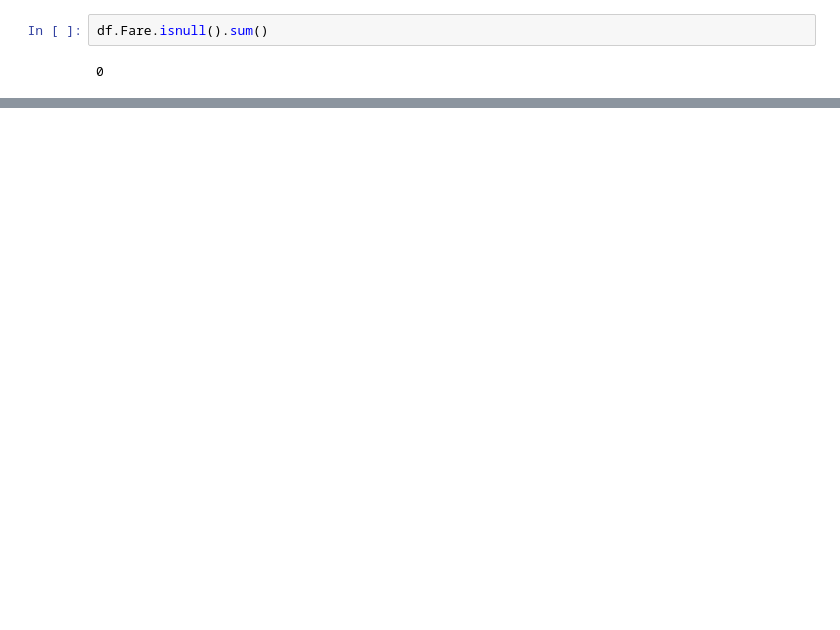
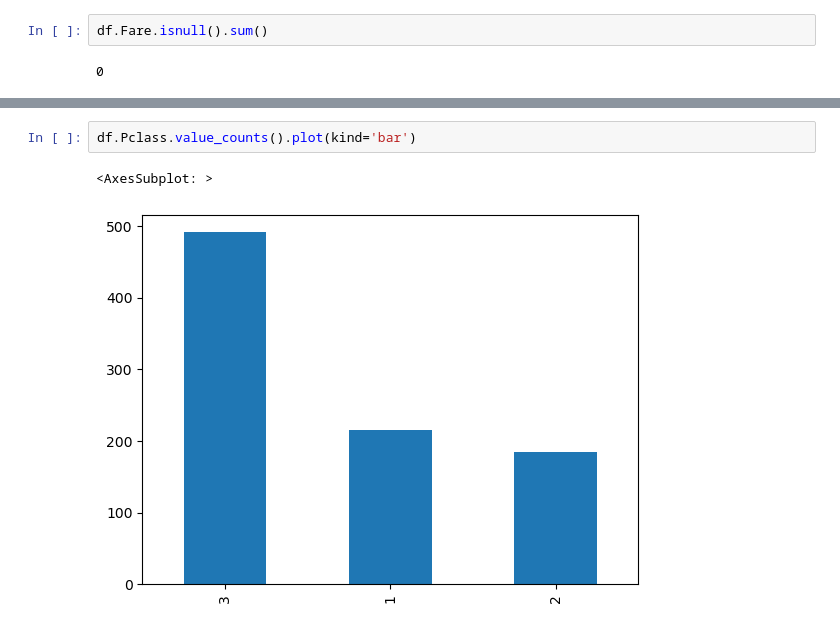
Before and after one commit to tejas05in/CampusX_DSA, a Jupyter notebook: session 29/practice.ipynb, the cells around one changed output, grey strips where cells are left out. Saved outputs shown, nothing was run; the diff lists cells and outputs as text; blank space fills up the shorter version.

```diff
--- a/session 29/practice.ipynb
+++ b/session 29/practice.ipynb
@@ -136,0 +153,5 @@ df.Fare.isnull().sum()
+# %%
+df.Pclass.value_counts().plot(kind='bar')
+# %% [output]
+<AxesSubplot: >
+[figure, added]
```
Also changed, not shown: parts of 47 cells of this notebook.
